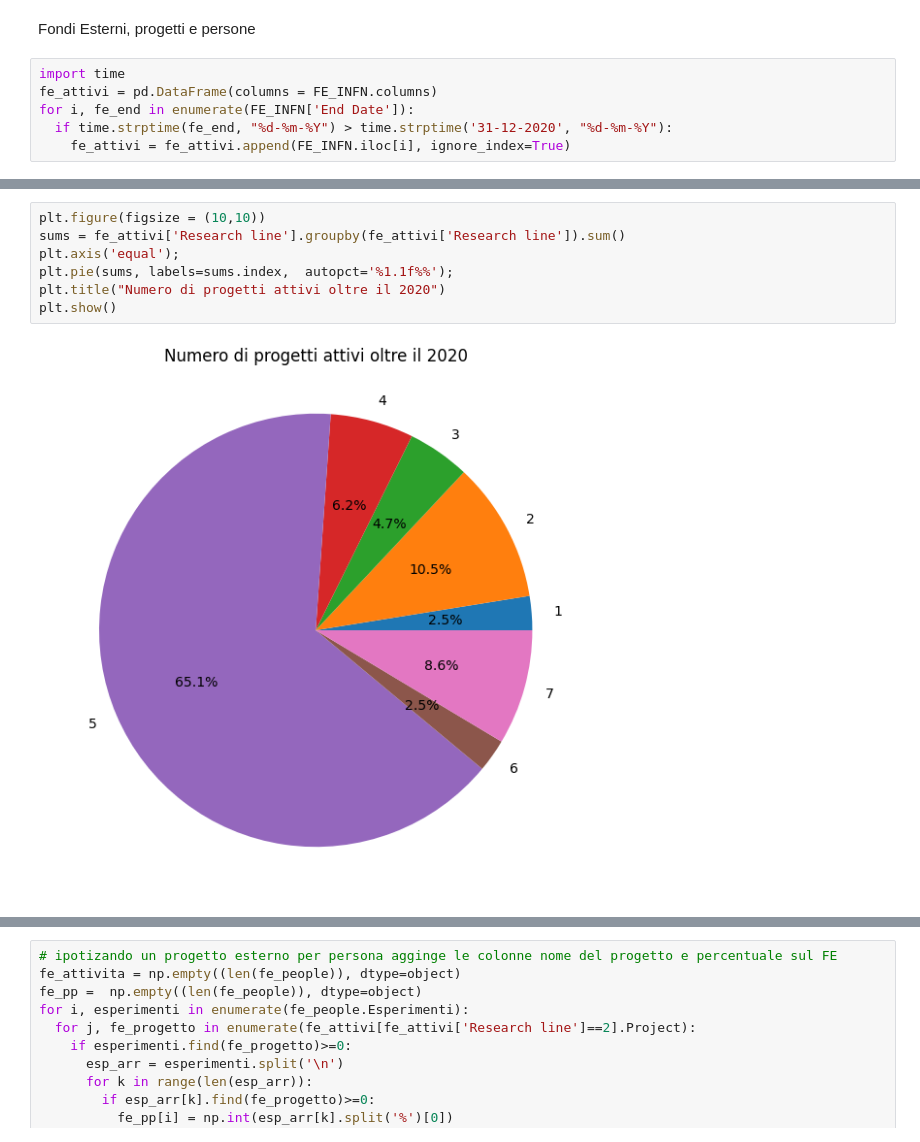
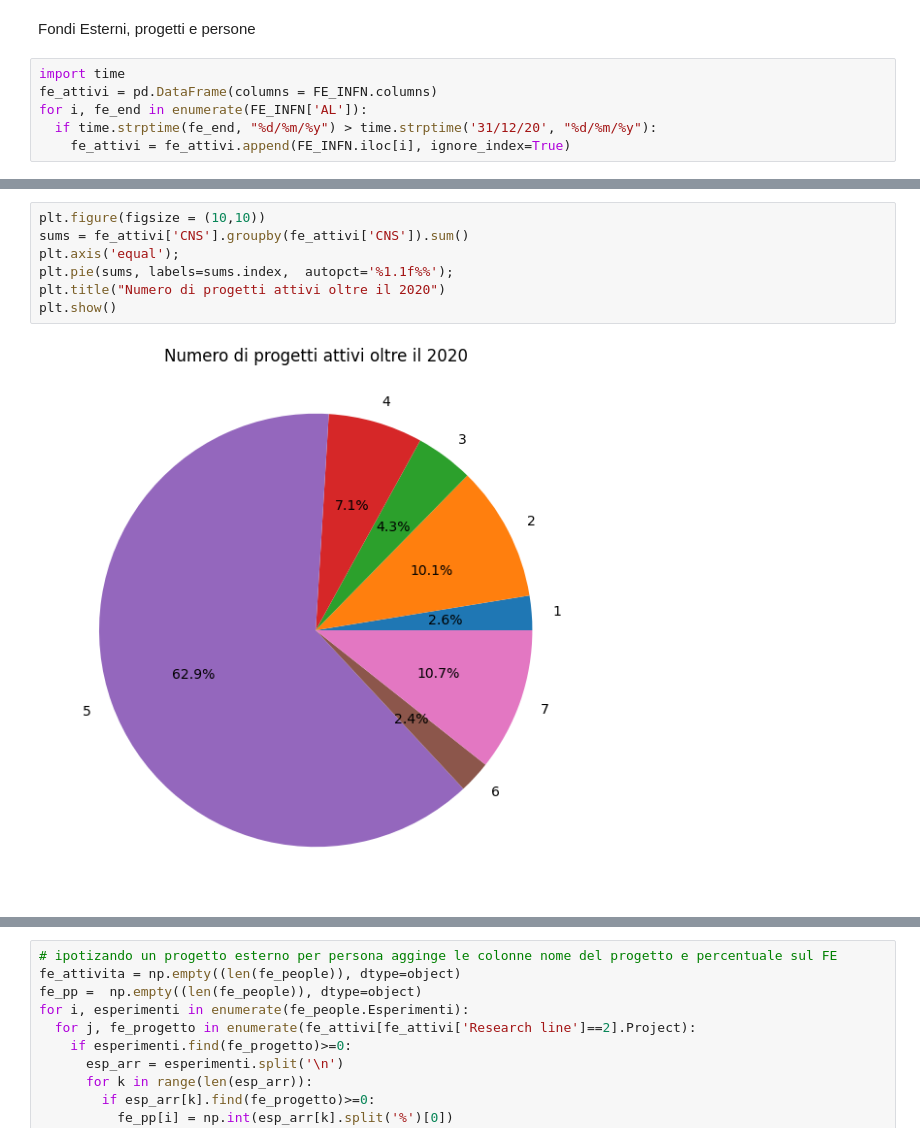
Before and after one commit to gmazzitelli/GSN2, a Jupyter notebook: AnagraficheCSN2.ipynb, the cells around one changed output, grey strips where cells are left out. Cells and saved outputs as stored; diff of their text form.

```diff
--- a/AnagraficheCSN2.ipynb
+++ b/AnagraficheCSN2.ipynb
@@ -225,7 +241,7 @@ Fondi Esterni, progetti e persone
 # %%
 import time
 fe_attivi = pd.DataFrame(columns = FE_INFN.columns)
-for i, fe_end in enumerate(FE_INFN['End Date']):
-  if time.strptime(fe_end, "%d-%m-%Y") > time.strptime('31-12-2020', "%d-%m-%Y"):
+for i, fe_end in enumerate(FE_INFN['AL']):
+  if time.strptime(fe_end, "%d/%m/%y") > time.strptime('31/12/20', "%d/%m/%y"):
     fe_attivi = fe_attivi.append(FE_INFN.iloc[i], ignore_index=True)
 # %%
@@ -250,12 +267,12 @@ fe_attivi[fe_attivi['Research line']==7]
 # %%
 plt.figure(figsize = (10,10))
-sums = fe_attivi['Research line'].groupby(fe_attivi['Research line']).sum()
+sums = fe_attivi['CNS'].groupby(fe_attivi['CNS']).sum()
 plt.axis('equal');
 plt.pie(sums, labels=sums.index,  autopct='%1.1f%%');
 plt.title("Numero di progetti attivi oltre il 2020")
 plt.show()
 # %% [output]
-[figure, old version]
+[figure, new version]
 # %%
 # cerca tutte le persone in vari progetti
 CSN2[CSN2["Esperimenti"].str.contains("INITUM|CYGNO")]
```
Also changed, not shown: parts of 14 cells of this notebook.
